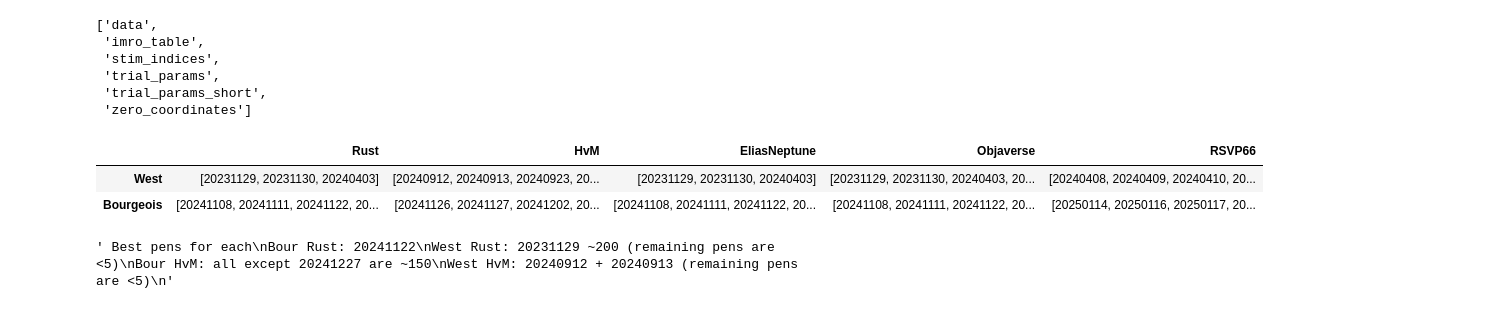
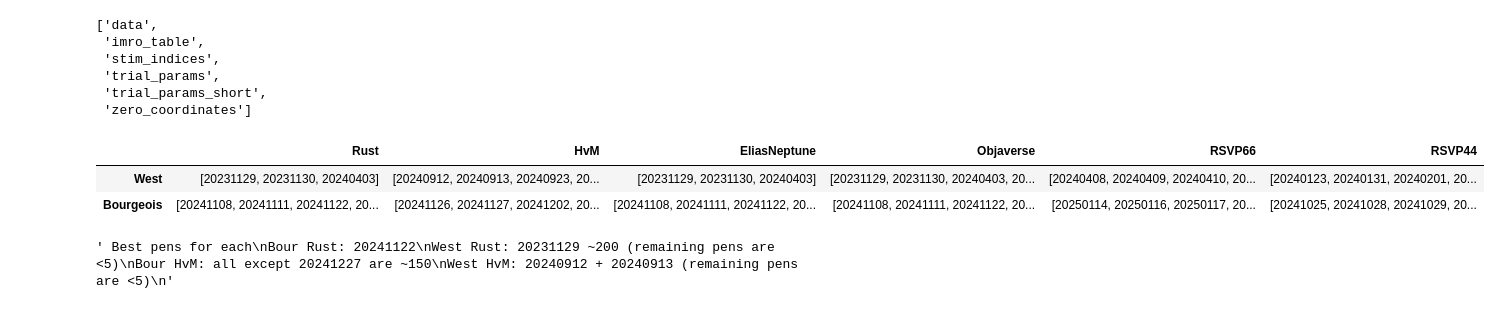
Before and after one commit to parsa2010/marm-data-analysis, a Jupyter notebook: analysis_notebook.ipynb, the cells around one changed output. Saved outputs shown, nothing was run; the diff lists cells and outputs as text; code cells hidden in the pictures.

```diff
--- a/analysis_notebook.ipynb
+++ b/analysis_notebook.ipynb
@@ -132,7 +132,8 @@ def sess_2_df(path, scenefiles, time_window):
 # %%
 # Create df of monkey/imageset --> dates
 
-pens_df = pd.DataFrame(columns=['Rust', 'HvM', 'EliasNeptune', 'Objaverse', 'RSVP66'], index=['West', 'Bourgeois'])
+pens_df = pd.DataFrame(columns=['Rust', 'HvM', 'EliasNeptune', 'Objaverse', 'RSVP66', 'RSVP44'],
+                       index=['West', 'Bourgeois'])
 
 # West Rust
 west_rust_dates = ['20231129', '20231130', '20240403']
@@ -172,33 +173,46 @@ pens_list = ['/Volumes/issa-locker/users/Dan/ephys/Bourgeois/Bourgeois_20241206_
 bour_hvm_dates = sorted([path[57:65] for path in pens_list])
 pens_df.loc['Bourgeois', 'HvM'] = bour_hvm_dates
 
 # Bourgeois EliasNeptune
 pens_df.loc['Bourgeois', 'EliasNeptune'] = sorted(['20241230', '20241122', '20241108',
                                                    '20241205', '20241111'])
 
 # West EliasNeptune
 pens_df.loc['West', 'EliasNeptune'] = sorted(['20231129', '20231130', '20240403'])
 
 # Bourgeois Objaverse (same as rust, but theres more if want, just need to ask dan to fix)
 pens_df.loc['Bourgeois', 'Objaverse'] = sorted(['20241108', '20241111', '20241122',
                                                 '20241205', '20241230'])
 
 # West Objaverse (again, many more, this is overlap with rust/hvm)
 pens_df.loc['West', 'Objaverse'] = sorted(['20231129', '20231130', '20240403',
                                     '20240912', '20240913', '20240923',
                                     '20241002', '20241008'])
 
 # RSVP66 (note only taking first 5)
 pens_df.loc['West', 'RSVP66'] = sorted(['20240808', '20240410', '20240712', '20240412', '20240416', '20240409',
                                  '20240815', '20240418', '20240417', '20240607', '20240606', '20240411',
                                  '20240723', '20240408'])
 
 pens_df.loc['Bourgeois', 'RSVP66'] = sorted(['20250130', '20250117', '20250411', '20250501', '20250131',
                                       '20250116', '20250414', '20250423', '20250430', '20250421',
                                       '20250415', '20250114'])
 
+#RSVP44 (taking first 5)
+pens_df.loc['Bourgeois', 'RSVP44'] = sorted(['20241115', '20241203', '20241210', '20241204', '20241120',
+                                             '20241028', '20241025', '20241104', '20250102', '20241218',
+                                             '20241031', '20241101', '20241029', '20241119'])[:5]
+
+pens_df.loc['West', 'RSVP44'] = sorted(['20240719', '20240131', '20240717', '20240703', '20240820',
+                                        '20240801', '20240528', '20240805', '20240812', '20240307',
+                                        '20240529', '20240206', '20240822', '20240123', '20240816',
+                                        '20240905', '20240718', '20240827', '20240813',
+                                        '20240226', '20240709', '20240821', '20240320', '20240207',
+                                        '20240201', '20240605', '20240202', '20240604', '20240319',
+                                        '20240716'])[:5]
+
 pens_df
 # %% [output]
-|  | Rust | HvM | EliasNeptune | Objaverse | RSVP66 |
-| West | [20231129, 20231130, 20240403] | [20240912, 20240913, 20240923, 20... | [20231129, 20231130, 20240403] | [20231129, 20231130, 20240403, 20... | [20240408, 20240409, 20240410, 20... |
-| Bourgeois | [20241108, 20241111, 20241122, 20... | [20241126, 20241127, 20241202, 20... | [20241108, 20241111, 20241122, 20... | [20241108, 20241111, 20241122, 20... | [20250114, 20250116, 20250117, 20... |
+|  | Rust | HvM | EliasNeptune | Objaverse | RSVP66 | RSVP44 |
+| West | [20231129, 20231130, 20240403] | [20240912, 20240913, 20240923, 20... | [20231129, 20231130, 20240403] | [20231129, 20231130, 20240403, 20... | [20240408, 20240409, 20240410, 20... | [20240123, 20240131, 20240201, 20... |
+| Bourgeois | [20241108, 20241111, 20241122, 20... | [20241126, 20241127, 20241202, 20... | [20241108, 20241111, 20241122, 20... | [20241108, 20241111, 20241122, 20... | [20250114, 20250116, 20250117, 20... | [20241025, 20241028, 20241029, 20... |
```
Also changed, not shown: parts of 19 cells of this notebook.
